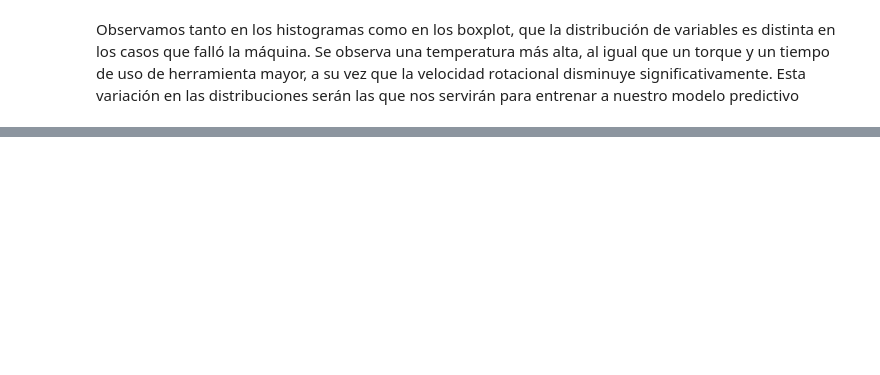
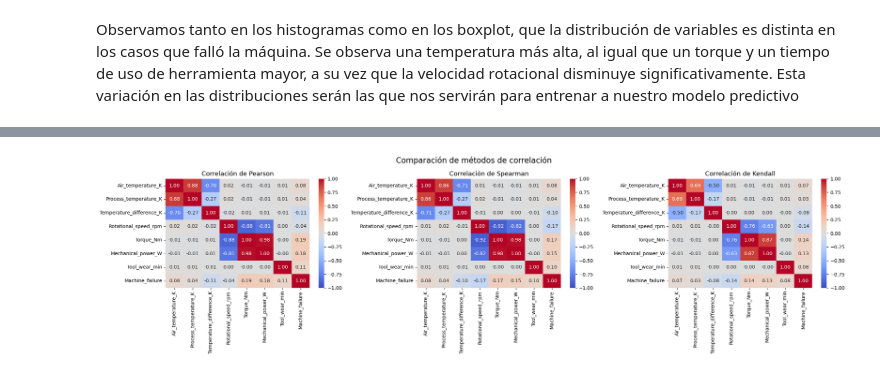
Before and after one commit to rubiosanti3-arch/Proyecto-Final-YPF-DS---Grupo-8, a Jupyter notebook: eda_pipeline.ipynb, the cells around one changed output, grey strips where cells are left out. Saved outputs shown, nothing was run; the diff lists cells and outputs as text; code cells hidden in the pictures; blank space fills up the shorter version.

Commit message:
proyecto listo para entrega

```diff
--- a/eda_pipeline.ipynb
+++ b/eda_pipeline.ipynb
@@ -306,0 +673,49 @@ Donde:
+# %%
+# Selección de variables para el análisis de correlaciones
+columnas_correlacion = [
+    "Air_temperature_K",
+    "Process_temperature_K",
+    "Temperature_difference_K",
+    "Rotational_speed_rpm",
+    "Torque_Nm",
+    "Mechanical_power_W",
+    "Tool_wear_min",
+    'Machine_failure'
+]
+
+df_num = df_analisis[columnas_correlacion].copy()
+
+# Métodos de correlación
+metodos = ["pearson", "spearman", "kendall"]
+
+fig, axes = plt.subplots(1, 3, figsize=(22, 6))
+
+for ax, metodo in zip(axes, metodos):
+
+    matriz_corr = df_num.corr(method=metodo)
+
+    sns.heatmap(
+        matriz_corr,
+        annot=True,
+        fmt=".2f",
+        cmap="coolwarm",
+        vmin=-1,
+        vmax=1,
+        center=0,
+        ax=ax
+    )
+
+    ax.set_title(
+        f"Correlación de {metodo.capitalize()}",
+        fontsize=13
+    )
+
+plt.suptitle(
+    "Comparación de métodos de correlación",
+    fontsize=16
+)
+
+plt.tight_layout()
+plt.show()
+# %% [output]
+[figure, added]
```
Also changed, not shown: parts of 68 cells of this notebook, 2 other files.
